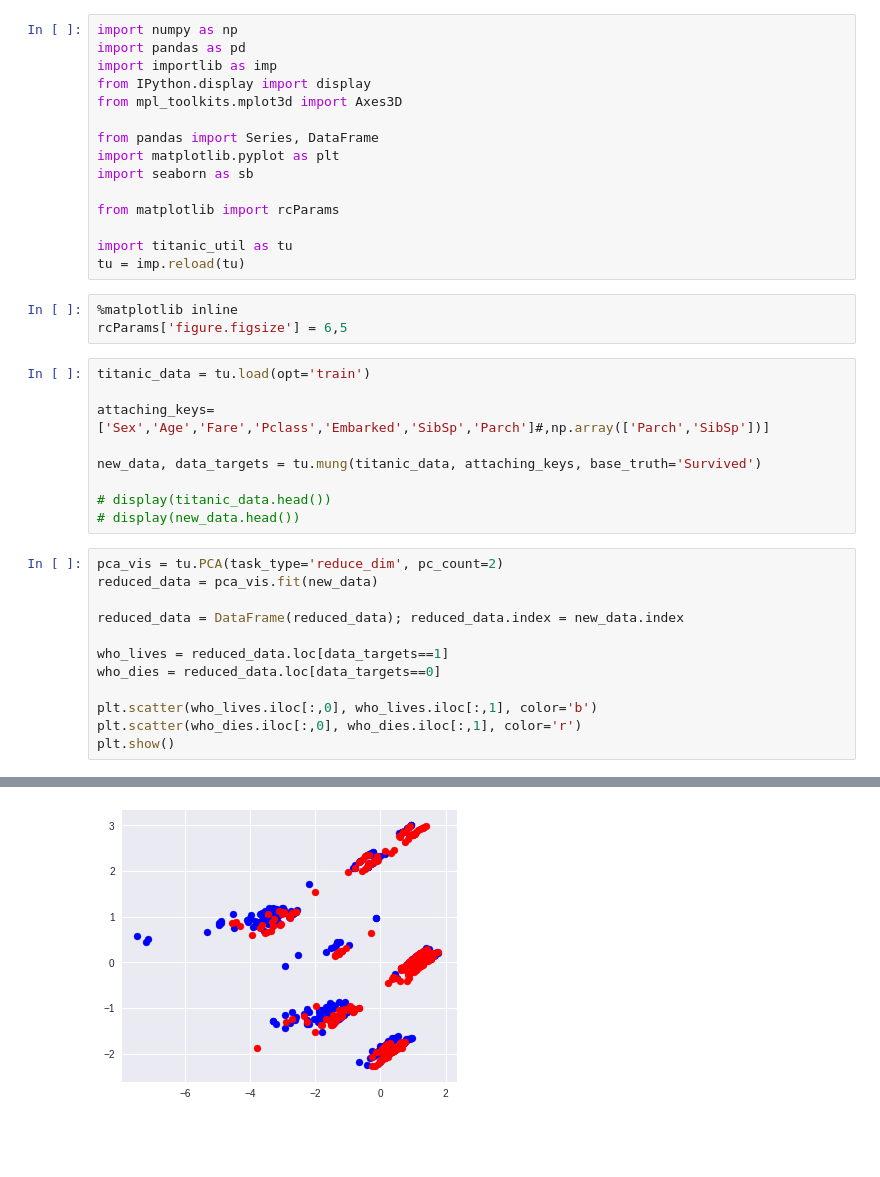
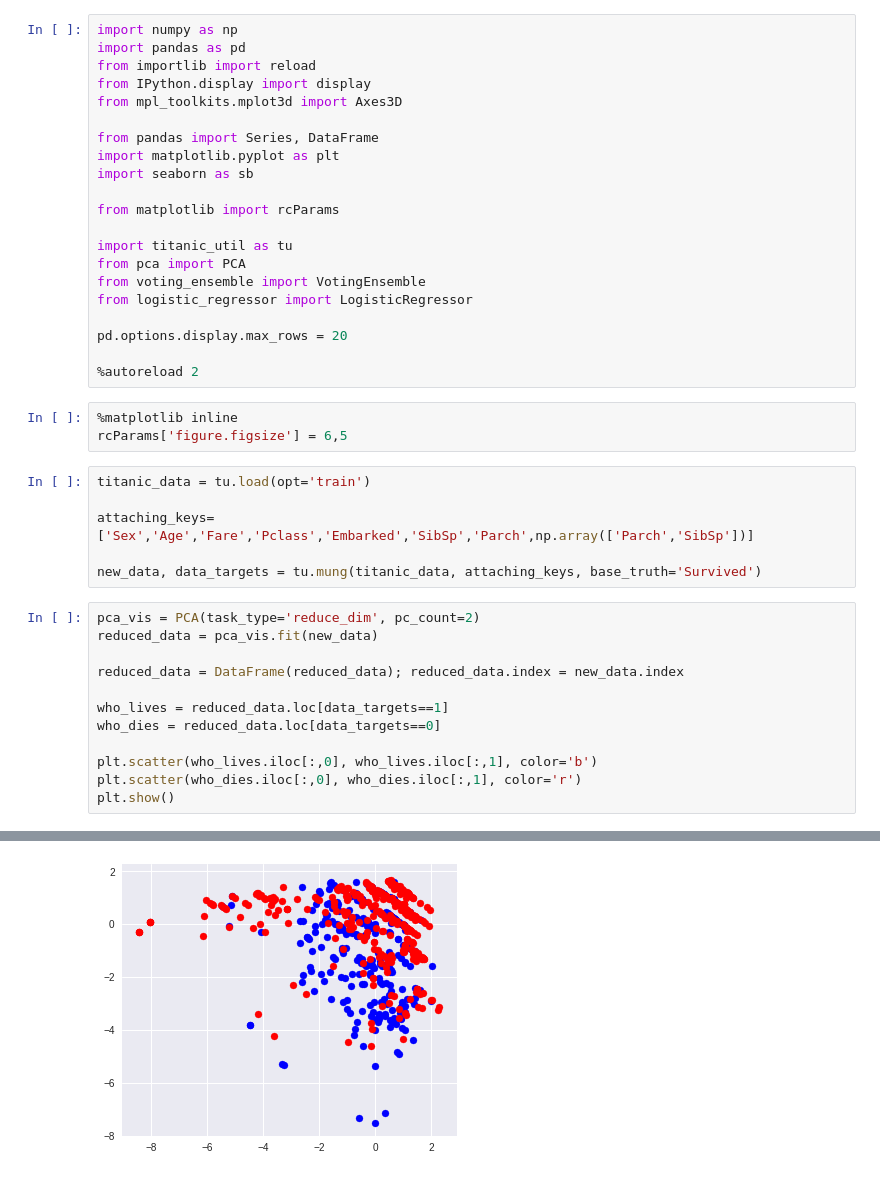
Before and after one commit to ariakoehler/kaggle_titanic, a Jupyter notebook: titanic.ipynb, the cells around one changed output, grey strips where cells are left out. Cells and saved outputs as stored; diff of their text form; blank space fills up the shorter version.

Commit message:
Reformat everything; remove ensemble for lack of model diversity; split to multiple files; minimize switching between pandas and numpy

```diff
--- a/titanic.ipynb
+++ b/titanic.ipynb
@@ -1,7 +3,7 @@
 # %%
 import numpy as np
 import pandas as pd
-import importlib as imp
+from importlib import reload
 from IPython.display import display
 from mpl_toolkits.mplot3d import Axes3D
 
@@ -12,21 +14,24 @@ import seaborn as sb
 from matplotlib import rcParams
 
 import titanic_util as tu
-tu = imp.reload(tu)
+from pca import PCA
+from voting_ensemble import VotingEnsemble
+from logistic_regressor import LogisticRegressor
+
+pd.options.display.max_rows = 20
+
+%autoreload 2
 # %%
 %matplotlib inline
 rcParams['figure.figsize'] = 6,5
 # %%
 titanic_data = tu.load(opt='train')
 
-attaching_keys=['Sex','Age','Fare','Pclass','Embarked','SibSp','Parch']#,np.array(['Parch','SibSp'])]
+attaching_keys=['Sex','Age','Fare','Pclass','Embarked','SibSp','Parch',np.array(['Parch','SibSp'])]
 
 new_data, data_targets = tu.mung(titanic_data, attaching_keys, base_truth='Survived')
-
-# display(titanic_data.head())
-# display(new_data.head())
 # %%
-pca_vis = tu.PCA(task_type='reduce_dim', pc_count=2)
+pca_vis = PCA(task_type='reduce_dim', pc_count=2)
 reduced_data = pca_vis.fit(new_data)
 
 reduced_data = DataFrame(reduced_data); reduced_data.index = new_data.index
@@ -52,4 +46,4 @@ plt.show()
-[figure, old version]
+[figure, new version]
 # %%
 #TODO plot in 3-D as well
 
```
Also changed, not shown: parts of 10 cells of this notebook, 4 other files.
